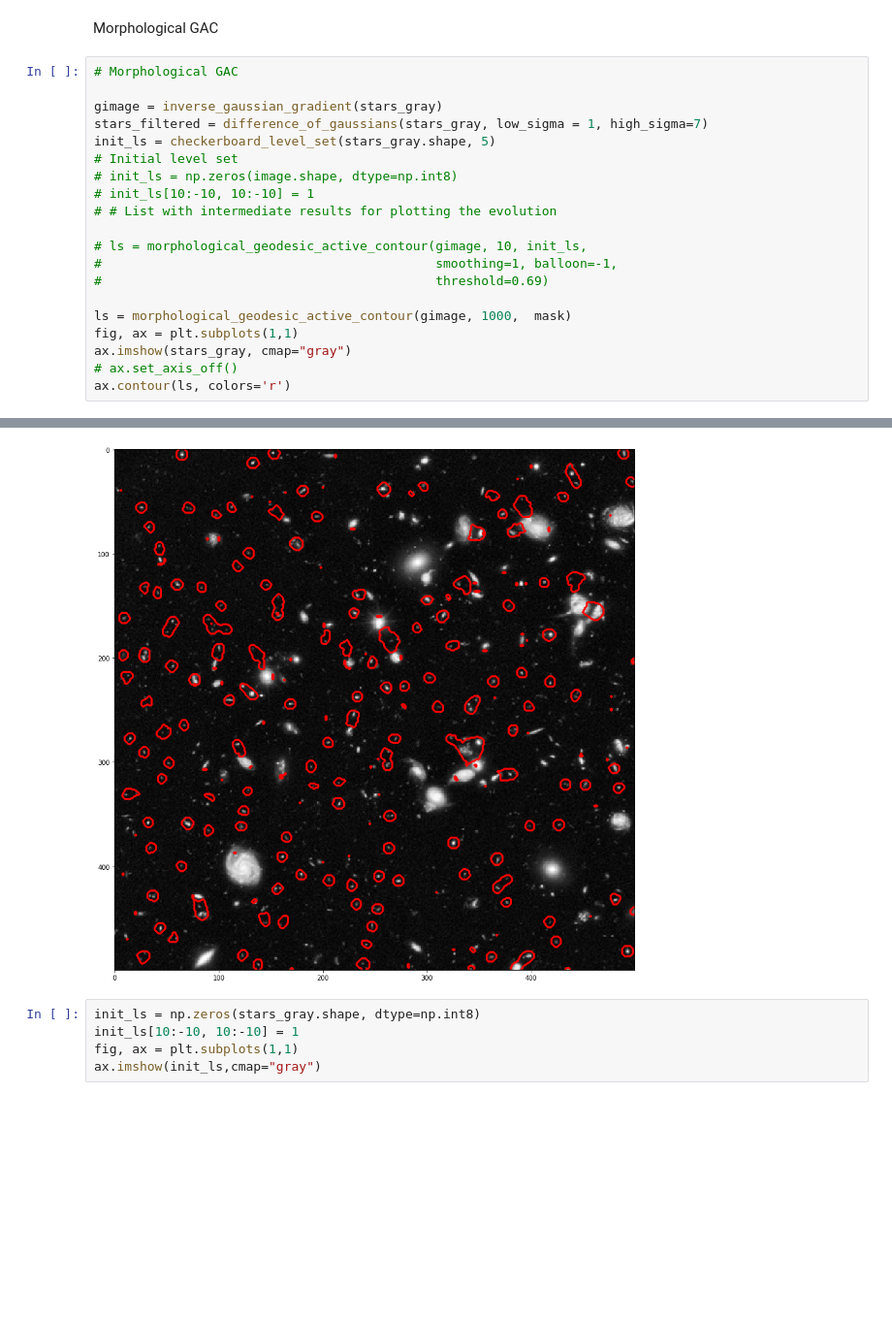
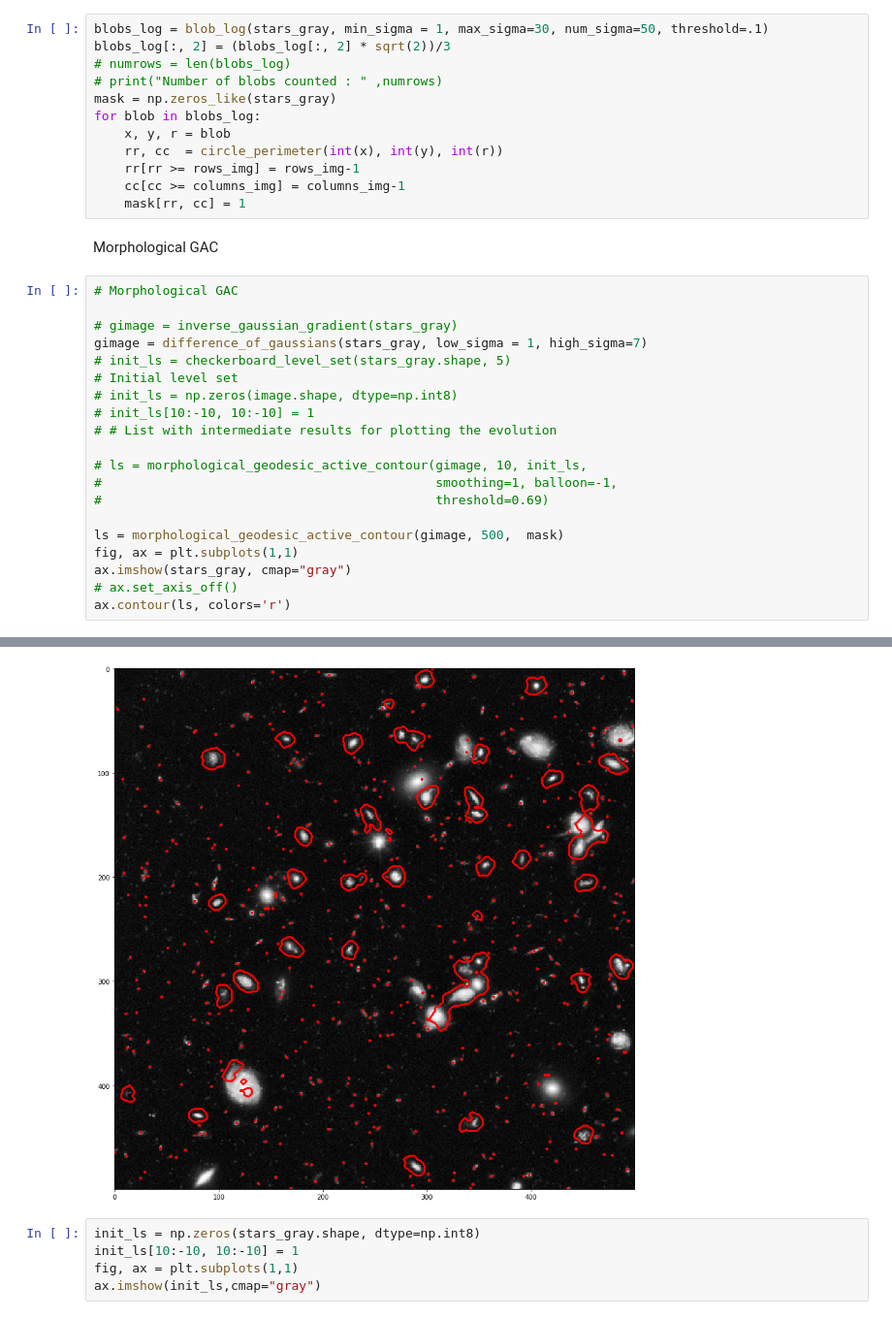
Before and after one commit to ioastorga/s_and_d, a Jupyter notebook: geodesic_try.ipynb, the cells around one changed output, grey strips where cells are left out. Shown at 97% size. Cells and saved outputs as stored; diff of their text form; blank space fills up the shorter version.

Commit message:
contours better

```diff
--- a/geodesic_try.ipynb
+++ b/geodesic_try.ipynb
@@ -28,31 +28,43 @@ plt.axis('off')
 # %% [output]
 (-0.5, 499.5, 499.5, -0.5)
 [figure]
+# %%
+blobs_log = blob_log(stars_gray, min_sigma = 1, max_sigma=30, num_sigma=50, threshold=.1)
+blobs_log[:, 2] = (blobs_log[:, 2] * sqrt(2))/3
+# numrows = len(blobs_log)
+# print("Number of blobs counted : " ,numrows)
+mask = np.zeros_like(stars_gray)
+for blob in blobs_log:
+    x, y, r = blob
+    rr, cc  = circle_perimeter(int(x), int(y), int(r))
+    rr[rr >= rows_img] = rows_img-1
+    cc[cc >= columns_img] = columns_img-1
+    mask[rr, cc] = 1
 # %% [markdown]
 Morphological GAC
 # %%
 # Morphological GAC
 
-gimage = inverse_gaussian_gradient(stars_gray)
-stars_filtered = difference_of_gaussians(stars_gray, low_sigma = 1, high_sigma=7)
-init_ls = checkerboard_level_set(stars_gray.shape, 5)
+# gimage = inverse_gaussian_gradient(stars_gray)
+gimage = difference_of_gaussians(stars_gray, low_sigma = 1, high_sigma=7)
+# init_ls = checkerboard_level_set(stars_gray.shape, 5)
 # Initial level set
 # init_ls = np.zeros(image.shape, dtype=np.int8)
 # init_ls[10:-10, 10:-10] = 1
 # # List with intermediate results for plotting the evolution
 
 # ls = morphological_geodesic_active_contour(gimage, 10, init_ls,
 #                                            smoothing=1, balloon=-1,
 #                                            threshold=0.69)
 
-ls = morphological_geodesic_active_contour(gimage, 1000,  mask)
+ls = morphological_geodesic_active_contour(gimage, 500,  mask)
 fig, ax = plt.subplots(1,1)
 ax.imshow(stars_gray, cmap="gray")
 # ax.set_axis_off()
 ax.contour(ls, colors='r')
 # %% [output]
 <matplotlib.contour.QuadContourSet at 0x...>
-[figure, old version]
+[figure, new version]
 # %%
 init_ls = np.zeros(stars_gray.shape, dtype=np.int8)
 init_ls[10:-10, 10:-10] = 1
```
Also changed, not shown: parts of 2 cells of this notebook, 1 other file.
